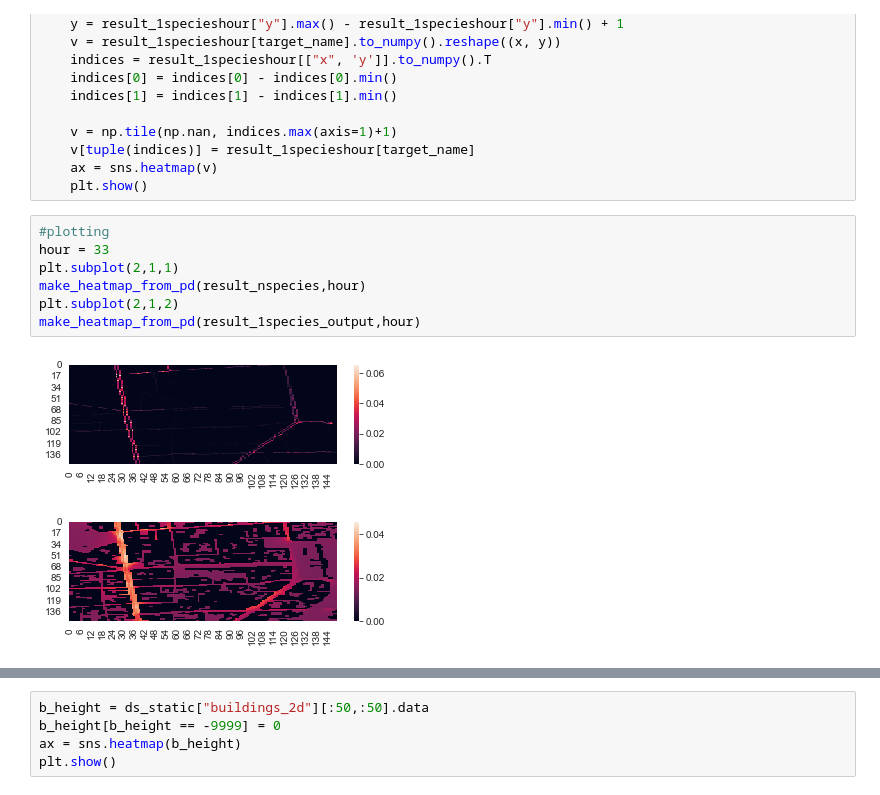
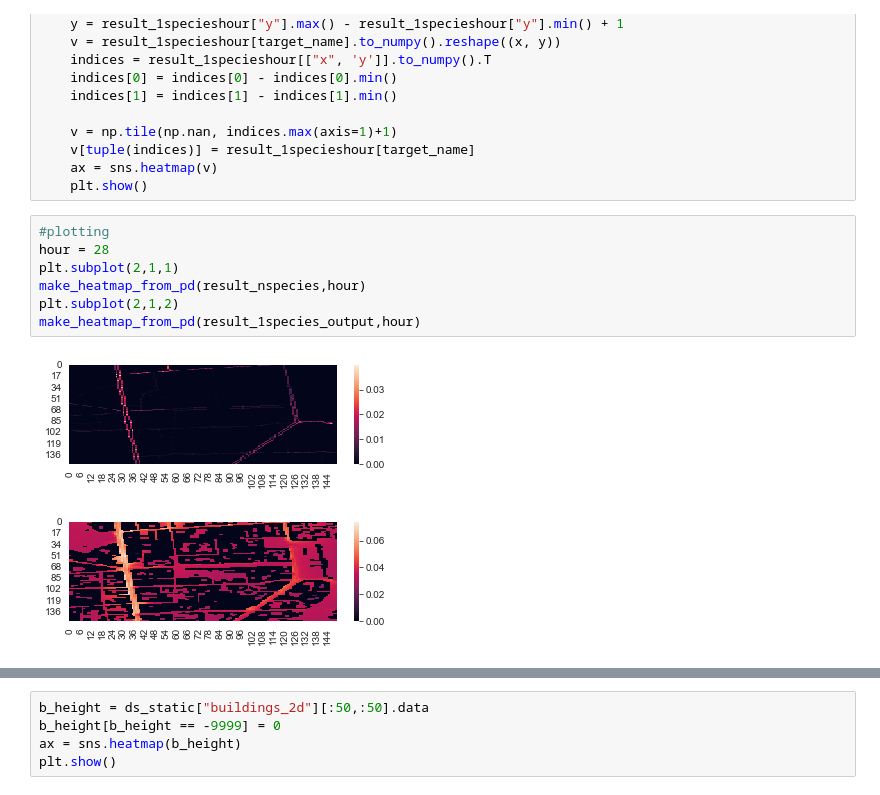
Before and after one commit to zlukich/no_palm, a Jupyter notebook: netcdf_reader.ipynb, the cells around one changed output, grey strips where cells are left out. Drawn from its saved outputs; the diff is of its cells as text.

```diff
--- a/netcdf_reader.ipynb
+++ b/netcdf_reader.ipynb
@@ -379,11 +371,11 @@ def make_heatmap_from_pd(result_dataframe,hour,target_name = "emission_value"):
     plt.show()
 # %%
 #plotting
-hour = 33
+hour = 28
 plt.subplot(2,1,1)
 make_heatmap_from_pd(result_nspecies,hour)
 plt.subplot(2,1,2)
 make_heatmap_from_pd(result_1species_output,hour)
 # %% [output]
-[figure, old version]
+[figure, new version]
-[figure, old version]
+[figure, new version]
```
Also changed, not shown: parts of 8 cells of this notebook, 1 other file.
